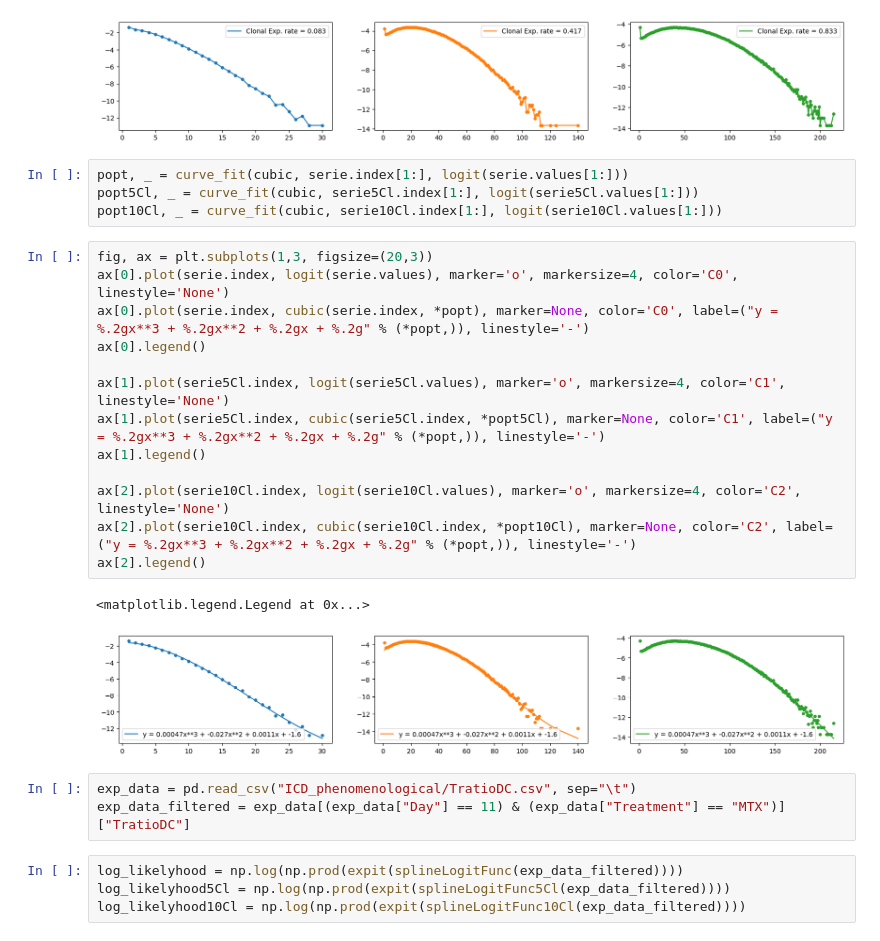
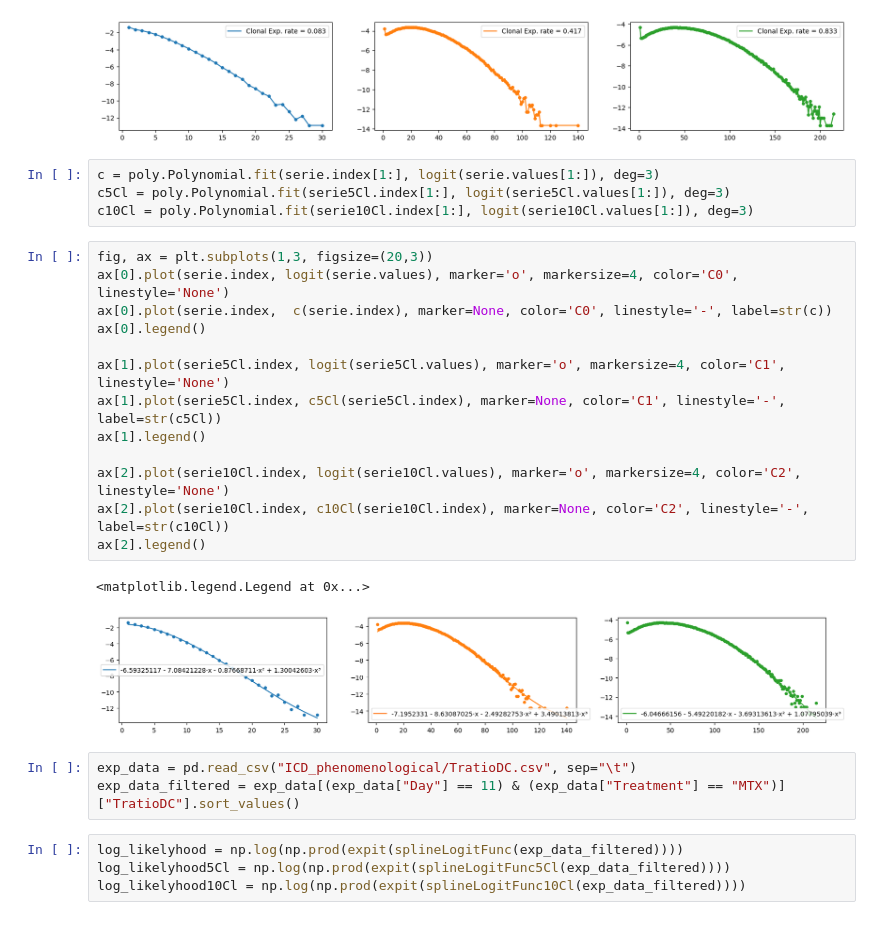
Before and after one commit to sysbio-curie/PopMaBoSS, a Jupyter notebook: ICD_phenomenological.ipynb, the cells around one changed output. Cells and saved outputs as stored; diff of their text form.

```diff
--- a/ICD_phenomenological.ipynb
+++ b/ICD_phenomenological.ipynb
@@ -138,29 +116,29 @@ ax[2].legend()
 # %% [output]
 <matplotlib.legend.Legend at 0x...>
 [figure]
-# %%
-popt, _ = curve_fit(cubic, serie.index[1:], logit(serie.values[1:]))
-popt5Cl, _ = curve_fit(cubic, serie5Cl.index[1:], logit(serie5Cl.values[1:]))
-popt10Cl, _ = curve_fit(cubic, serie10Cl.index[1:], logit(serie10Cl.values[1:]))
-# %%
-fig, ax = plt.subplots(1,3, figsize=(20,3))
-ax[0].plot(serie.index, logit(serie.values), marker='o', markersize=4, color='C0', linestyle='None')
-ax[0].plot(serie.index, cubic(serie.index, *popt), marker=None, color='C0', label=("y = %.2gx**3 + %.2gx**2 + %.2gx + %.2g" % (*popt,)), linestyle='-')
-ax[0].legend()
-
-ax[1].plot(serie5Cl.index, logit(serie5Cl.values), marker='o', markersize=4, color='C1', linestyle='None')
-ax[1].plot(serie5Cl.index, cubic(serie5Cl.index, *popt5Cl), marker=None, color='C1', label=("y = %.2gx**3 + %.2gx**2 + %.2gx + %.2g" % (*popt,)), linestyle='-')
-ax[1].legend()
-
-ax[2].plot(serie10Cl.index, logit(serie10Cl.values), marker='o', markersize=4, color='C2', linestyle='None')
-ax[2].plot(serie10Cl.index, cubic(serie10Cl.index, *popt10Cl), marker=None, color='C2', label=("y = %.2gx**3 + %.2gx**2 + %.2gx + %.2g" % (*popt,)), linestyle='-')
-ax[2].legend()
-# %% [output]
-<matplotlib.legend.Legend at 0x...>
-[figure, removed]
+# %%
+c = poly.Polynomial.fit(serie.index[1:], logit(serie.values[1:]), deg=3)
+c5Cl = poly.Polynomial.fit(serie5Cl.index[1:], logit(serie5Cl.values[1:]), deg=3)
+c10Cl = poly.Polynomial.fit(serie10Cl.index[1:], logit(serie10Cl.values[1:]), deg=3)
+# %%
+fig, ax = plt.subplots(1,3, figsize=(20,3))
+ax[0].plot(serie.index, logit(serie.values), marker='o', markersize=4, color='C0', linestyle='None')
+ax[0].plot(serie.index,  c(serie.index), marker=None, color='C0', linestyle='-', label=str(c))
+ax[0].legend()
+
+ax[1].plot(serie5Cl.index, logit(serie5Cl.values), marker='o', markersize=4, color='C1', linestyle='None')
+ax[1].plot(serie5Cl.index, c5Cl(serie5Cl.index), marker=None, color='C1', linestyle='-', label=str(c5Cl))
+ax[1].legend()
+
+ax[2].plot(serie10Cl.index, logit(serie10Cl.values), marker='o', markersize=4, color='C2', linestyle='None')
+ax[2].plot(serie10Cl.index, c10Cl(serie10Cl.index), marker=None, color='C2', linestyle='-', label=str(c10Cl))
+ax[2].legend()
+# %% [output]
+<matplotlib.legend.Legend at 0x...>
+[figure, added]
 # %%
 exp_data = pd.read_csv("ICD_phenomenological/TratioDC.csv", sep="\t")
-exp_data_filtered = exp_data[(exp_data["Day"] == 11) & (exp_data["Treatment"] == "MTX")]["TratioDC"]
+exp_data_filtered = exp_data[(exp_data["Day"] == 11) & (exp_data["Treatment"] == "MTX")]["TratioDC"].sort_values()
 # %%
 log_likelyhood = np.log(np.prod(expit(splineLogitFunc(exp_data_filtered))))
 log_likelyhood5Cl = np.log(np.prod(expit(splineLogitFunc5Cl(exp_data_filtered))))
```
Also changed, not shown: parts of 15 cells of this notebook, 2 other files.
